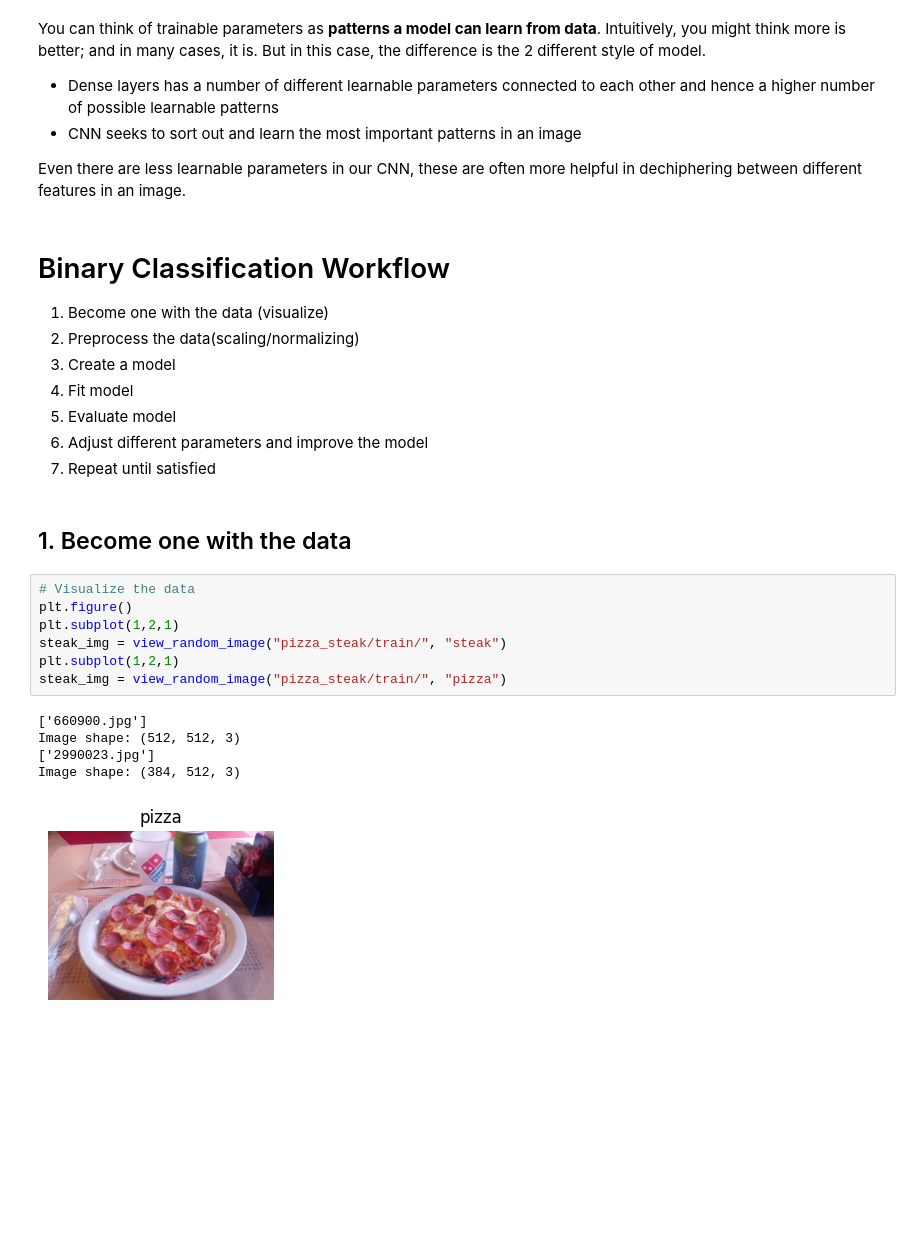
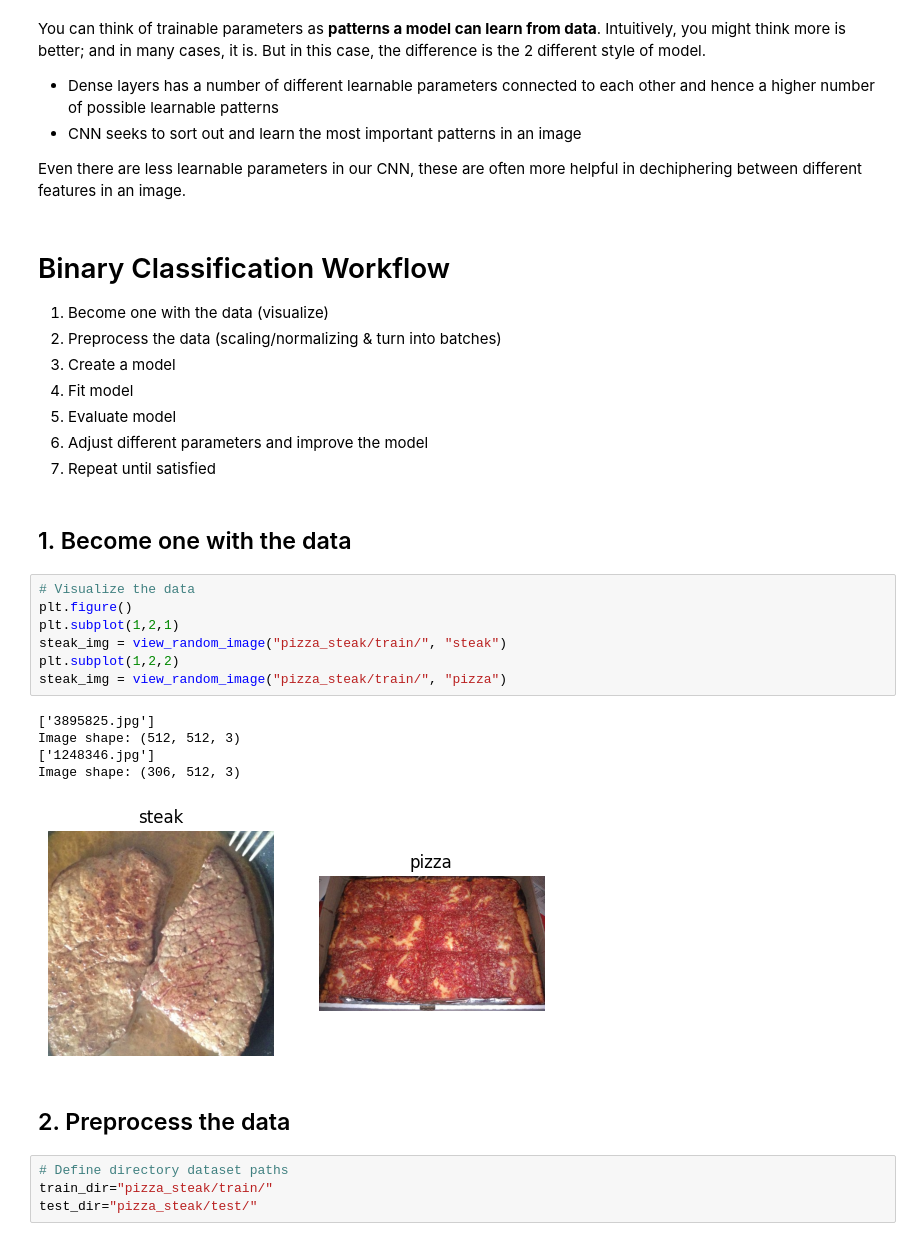
Before and after one commit to Sloppy1999/tf_course, a Jupyter notebook: notebooks/03_CNN.ipynb, the cells around one changed output. Saved outputs shown, nothing was run; the diff lists cells and outputs as text; blank space fills up the shorter version.

```diff
--- a/notebooks/03_CNN.ipynb
+++ b/notebooks/03_CNN.ipynb
@@ -346,7 +379,7 @@ Even there are less learnable parameters in our CNN, these are often more helpfu
 # Binary Classification Workflow
 
 1. Become one with the data (visualize)
-2. Preprocess the data(scaling/normalizing)
+2. Preprocess the data (scaling/normalizing & turn into batches)
 3. Create a model
 4. Fit model
 5. Evaluate model
@@ -357,13 +390,19 @@ Even there are less learnable parameters in our CNN, these are often more helpfu
 # %%
 # Visualize the data
 plt.figure()
 plt.subplot(1,2,1)
 steak_img = view_random_image("pizza_steak/train/", "steak")
-plt.subplot(1,2,1)
+plt.subplot(1,2,2)
 steak_img = view_random_image("pizza_steak/train/", "pizza")
 # %% [output]
-['660900.jpg']
+['3895825.jpg']
 Image shape: (512, 512, 3)
-['2990023.jpg']
-Image shape: (384, 512, 3)
+['1248346.jpg']
+Image shape: (306, 512, 3)
-[figure, old version]
+[figure, new version]
+# %% [markdown]
+## 2. Preprocess the data
+# %%
+# Define directory dataset paths
+train_dir="pizza_steak/train/"
+test_dir="pizza_steak/test/"
```
Also changed, not shown: parts of 19 cells of this notebook, 2 other files.
